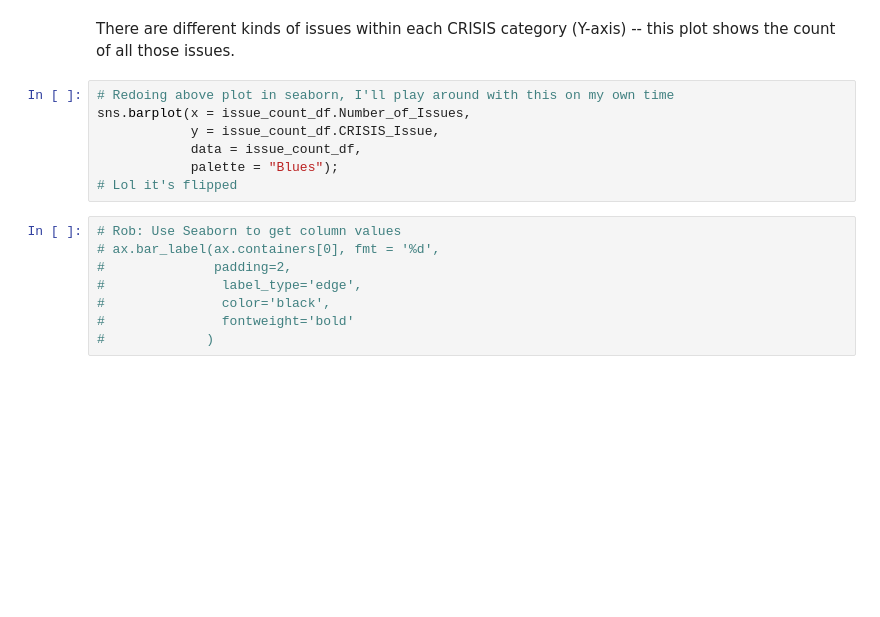
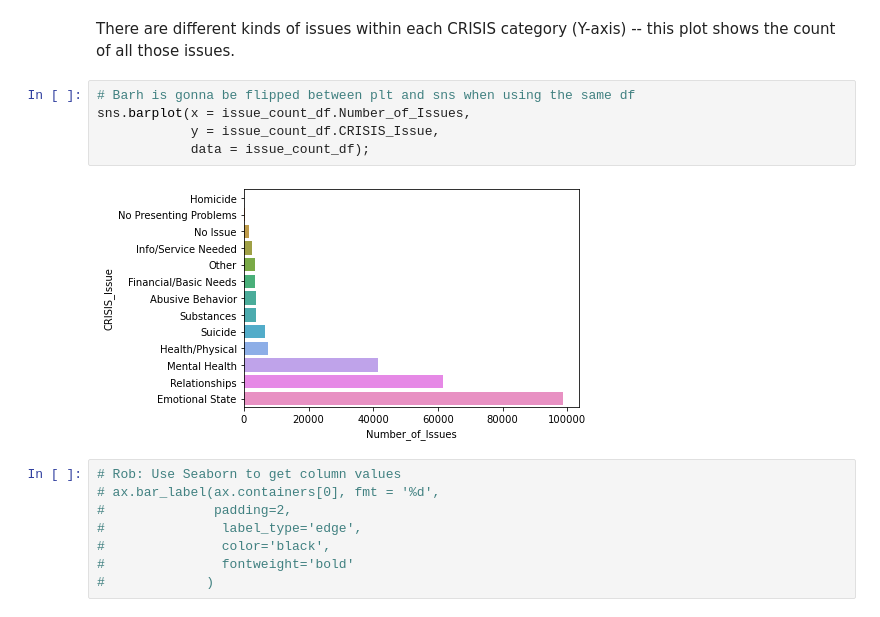
Before and after one commit to NSS-Data-Analytics-Cohort-6/fcs-crisis-data-campers, a Jupyter notebook: notebooks/FCS_project_datacampers.ipynb, the cells around one changed output. Drawn from its saved outputs; the diff is of its cells as text; blank space fills up the shorter version.

```diff
--- a/notebooks/FCS_project_datacampers.ipynb
+++ b/notebooks/FCS_project_datacampers.ipynb
@@ -432,12 +620,12 @@ plt.title('Number of CRISIS Issues Per Category', fontsize=30);
 # %% [markdown]
 There are different kinds of issues within each CRISIS category (Y-axis) -- this plot shows the count of all those issues.
 # %%
-# Redoing above plot in seaborn, I'll play around with this on my own time
+# Barh is gonna be flipped between plt and sns when using the same df
 sns.barplot(x = issue_count_df.Number_of_Issues,
             y = issue_count_df.CRISIS_Issue,
-            data = issue_count_df,
-            palette = "Blues");
-# Lol it's flipped
+            data = issue_count_df);
+# %% [output]
+[figure, added]
 # %%
 # Rob: Use Seaborn to get column values
 # ax.bar_label(ax.containers[0], fmt = '%d',
```
Also changed, not shown: parts of 73 cells of this notebook.
